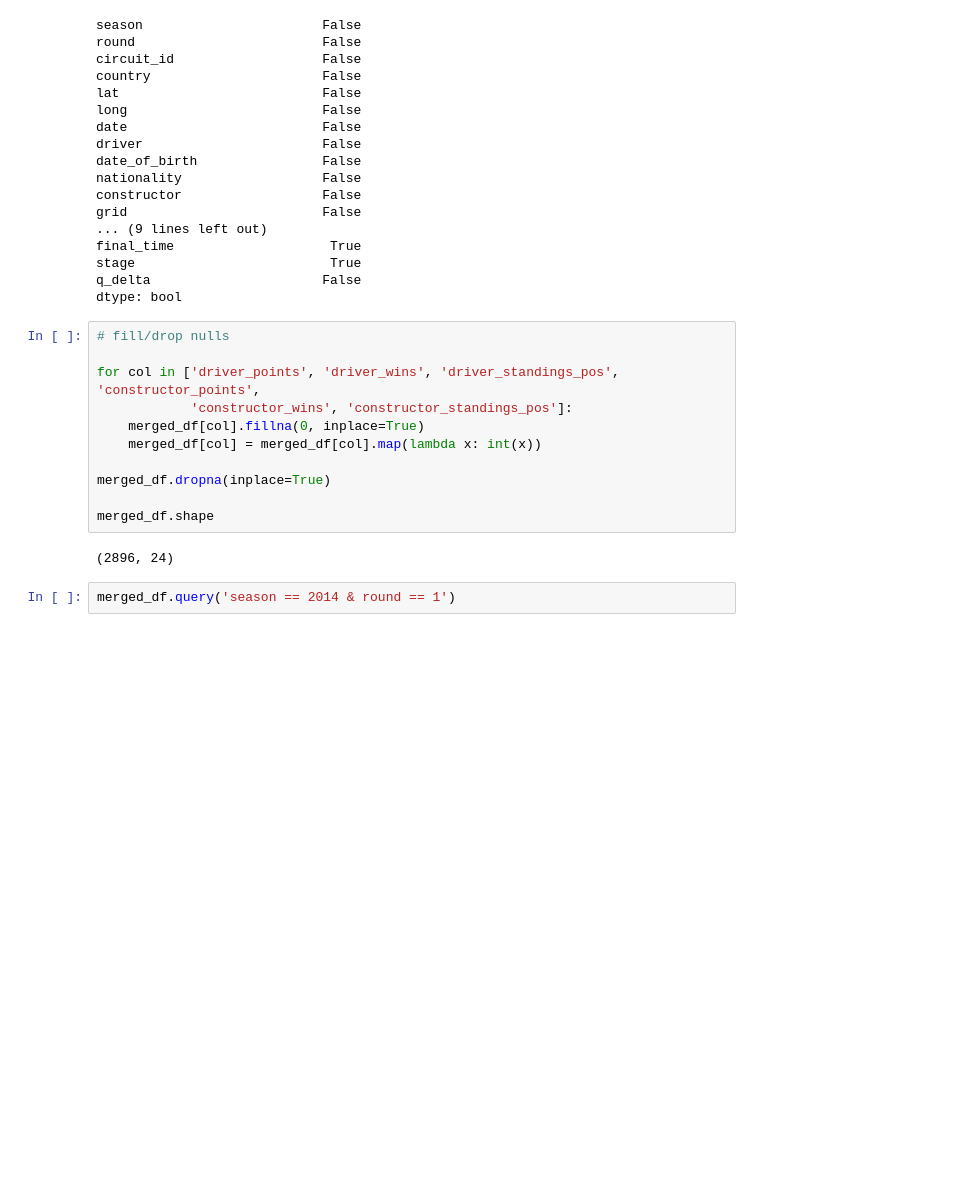
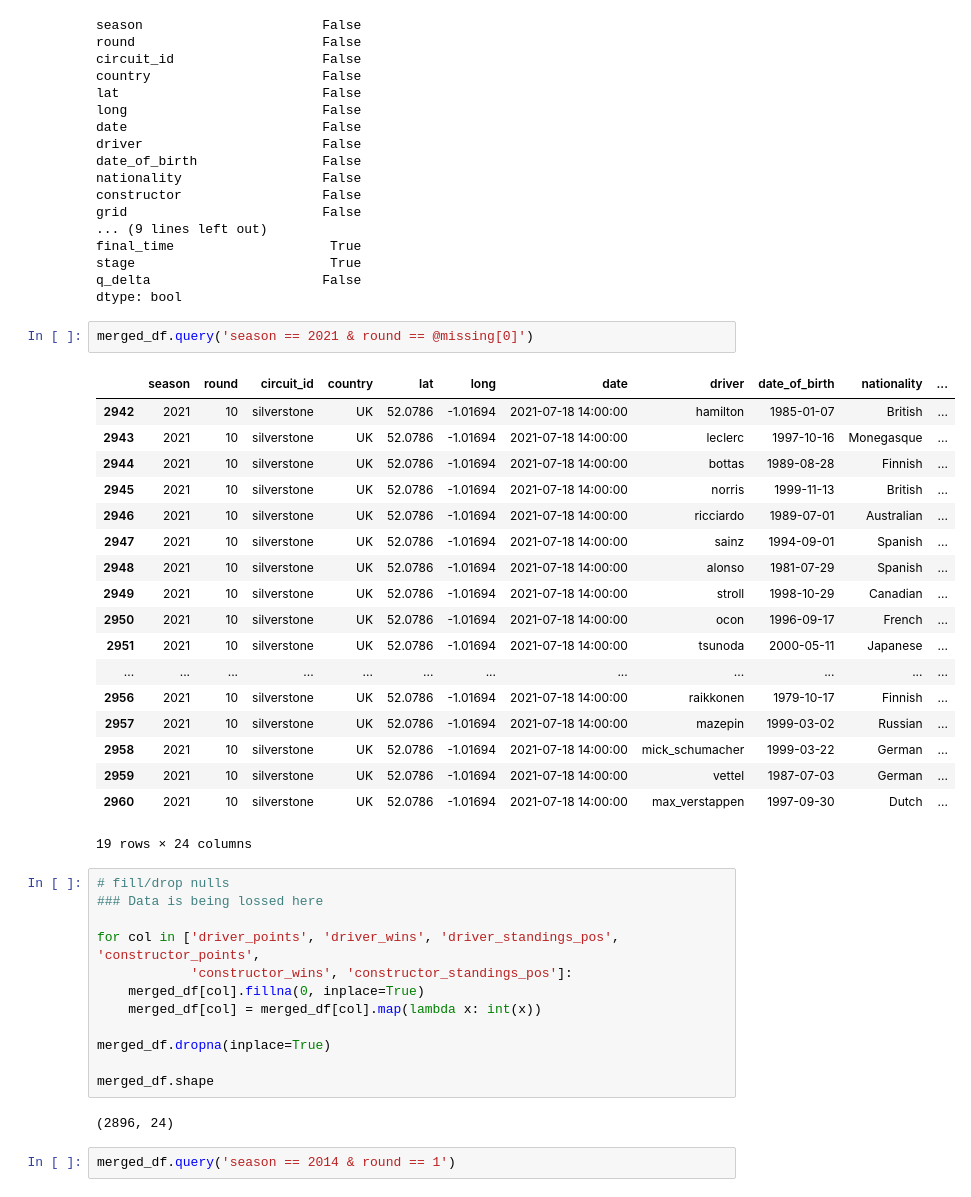
Before and after one commit to ollyjc99/f1-analytics, a Jupyter notebook: data processing/data-merging.ipynb, the cells around one changed output. Drawn from its saved outputs; the diff is of its cells as text; blank space fills up the shorter version.

Commit message:
Data missing due to sprint races or race cancellation

```diff
--- a/data processing/data-merging.ipynb
+++ b/data processing/data-merging.ipynb
@@ -49,8 +67,30 @@ final_time                    True
 stage                         True
 q_delta                      False
 dtype: bool
+# %%
+merged_df.query('season == 2021 & round == @missing[0]')
+# %% [output]
+|  | season | round | circuit_id | country | lat | long | date | driver | date_of_birth | nationality | ... |
+| 2942 | 2021 | 10 | silverstone | UK | 52.0786 | -1.01694 | 2021-07-18 14:00:00 | hamilton | 1985-01-07 | British | ... |
+| 2943 | 2021 | 10 | silverstone | UK | 52.0786 | -1.01694 | 2021-07-18 14:00:00 | leclerc | 1997-10-16 | Monegasque | ... |
+| 2944 | 2021 | 10 | silverstone | UK | 52.0786 | -1.01694 | 2021-07-18 14:00:00 | bottas | 1989-08-28 | Finnish | ... |
+| 2945 | 2021 | 10 | silverstone | UK | 52.0786 | -1.01694 | 2021-07-18 14:00:00 | norris | 1999-11-13 | British | ... |
+| 2946 | 2021 | 10 | silverstone | UK | 52.0786 | -1.01694 | 2021-07-18 14:00:00 | ricciardo | 1989-07-01 | Australian | ... |
+| 2947 | 2021 | 10 | silverstone | UK | 52.0786 | -1.01694 | 2021-07-18 14:00:00 | sainz | 1994-09-01 | Spanish | ... |
+| 2948 | 2021 | 10 | silverstone | UK | 52.0786 | -1.01694 | 2021-07-18 14:00:00 | alonso | 1981-07-29 | Spanish | ... |
+| 2949 | 2021 | 10 | silverstone | UK | 52.0786 | -1.01694 | 2021-07-18 14:00:00 | stroll | 1998-10-29 | Canadian | ... |
+| 2950 | 2021 | 10 | silverstone | UK | 52.0786 | -1.01694 | 2021-07-18 14:00:00 | ocon | 1996-09-17 | French | ... |
+| 2951 | 2021 | 10 | silverstone | UK | 52.0786 | -1.01694 | 2021-07-18 14:00:00 | tsunoda | 2000-05-11 | Japanese | ... |
+| ... | ... | ... | ... | ... | ... | ... | ... | ... | ... | ... | ... |
+| 2956 | 2021 | 10 | silverstone | UK | 52.0786 | -1.01694 | 2021-07-18 14:00:00 | raikkonen | 1979-10-17 | Finnish | ... |
+| 2957 | 2021 | 10 | silverstone | UK | 52.0786 | -1.01694 | 2021-07-18 14:00:00 | mazepin | 1999-03-02 | Russian | ... |
+| 2958 | 2021 | 10 | silverstone | UK | 52.0786 | -1.01694 | 2021-07-18 14:00:00 | mick_schumacher | 1999-03-22 | German | ... |
+| 2959 | 2021 | 10 | silverstone | UK | 52.0786 | -1.01694 | 2021-07-18 14:00:00 | vettel | 1987-07-03 | German | ... |
+| 2960 | 2021 | 10 | silverstone | UK | 52.0786 | -1.01694 | 2021-07-18 14:00:00 | max_verstappen | 1997-09-30 | Dutch | ... |
+19 rows × 24 columns
 # %%
 # fill/drop nulls
+### Data is being lossed here
 
 for col in ['driver_points', 'driver_wins', 'driver_standings_pos', 'constructor_points',
             'constructor_wins', 'constructor_standings_pos']:
```
Also changed, not shown: parts of 1 cell of this notebook.
